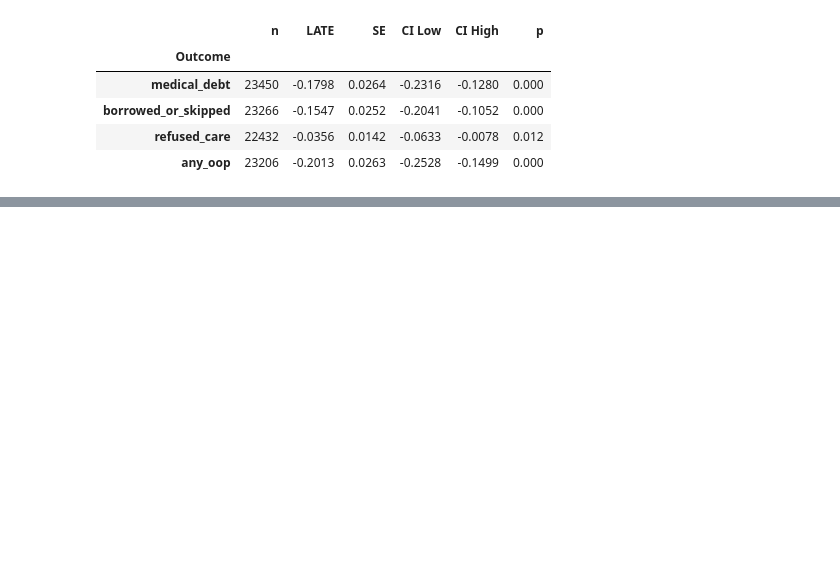
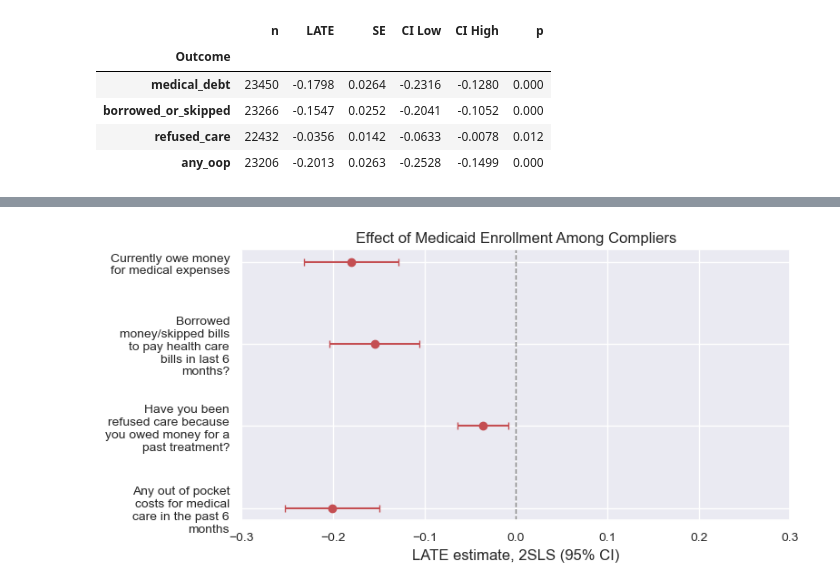
Before and after one commit to chaycereed/ohie-medicaid-policy-simulation, a Jupyter notebook: notebook/ohie_medicaid_policy_simulation.ipynb, the cells around one changed output, grey strips where cells are left out. Saved outputs shown, nothing was run; the diff lists cells and outputs as text; code cells hidden in the pictures; blank space fills up the shorter version.

```diff
--- a/notebook/ohie_medicaid_policy_simulation.ipynb
+++ b/notebook/ohie_medicaid_policy_simulation.ipynb
@@ -1507,13 +1560,13 @@ itt
 # %%
 rows = []
-for outcome in outcomes:
-    d = cf.dropna(subset = [outcome]).copy()
-    d[outcome] = d[outcome].astype(float)
+for loop_outcome in outcomes:
+    d = cf.dropna(subset = [loop_outcome]).copy()
+    d[loop_outcome] = d[loop_outcome].astype(float)
     fe = pd.get_dummies(d["hh_size"].astype(str) + "_" + d["wave"].astype(str), drop_first = True, dtype = float)
     exog = sm.add_constant(fe)
-    m = IV2SLS(dependent = d[outcome], exog = exog, endog = d[mediator], instruments = d[treatment], weights = d["weight"]).fit(cov_type = "clustered", clusters = d["household_id"])
+    m = IV2SLS(dependent = d[loop_outcome], exog = exog, endog = d[mediator], instruments = d[treatment], weights = d["weight"]).fit(cov_type = "clustered", clusters = d["household_id"])
     rows.append({
-        "Outcome": outcome,
+        "Outcome": loop_outcome,
         "n": len(d),
         "LATE": m.params[mediator],
         "SE": m.std_errors[mediator],
@@ -1563,0 +1742,17 @@ psi = gamma1 - gamma0
+# %%
+# LATE by outcome, with 95% CI
+late_rows = causal_summary[causal_summary["Estimand"] == "LATE"]
+
+fig, ax = plt.subplots(figsize = (8, 4))
+ax.errorbar(late_rows["Estimate"], range(len(outcomes)), xerr = 1.96 * late_rows["SE"], fmt = "o", capsize = 3,  color = "C3")
+ax.axvline(0, linestyle = "--", color = "grey", linewidth = 1.0)
+ax.set_yticks(range(len(outcomes)))
+ax.set_yticklabels([textwrap.fill(labels[y], width = 20) for y in outcomes], fontsize = 10)
+ax.tick_params(axis = "x", labelsize = 10)
+ax.invert_yaxis()
+ax.set_xlim(-0.3, 0.3)
+ax.set_xlabel("LATE estimate, 2SLS (95% CI)")
+ax.set_title("Effect of Medicaid Enrollment Among Compliers")
+plt.tight_layout()
+# %% [output]
+[figure, added]
```
Also changed, not shown: parts of 52 cells of this notebook.
